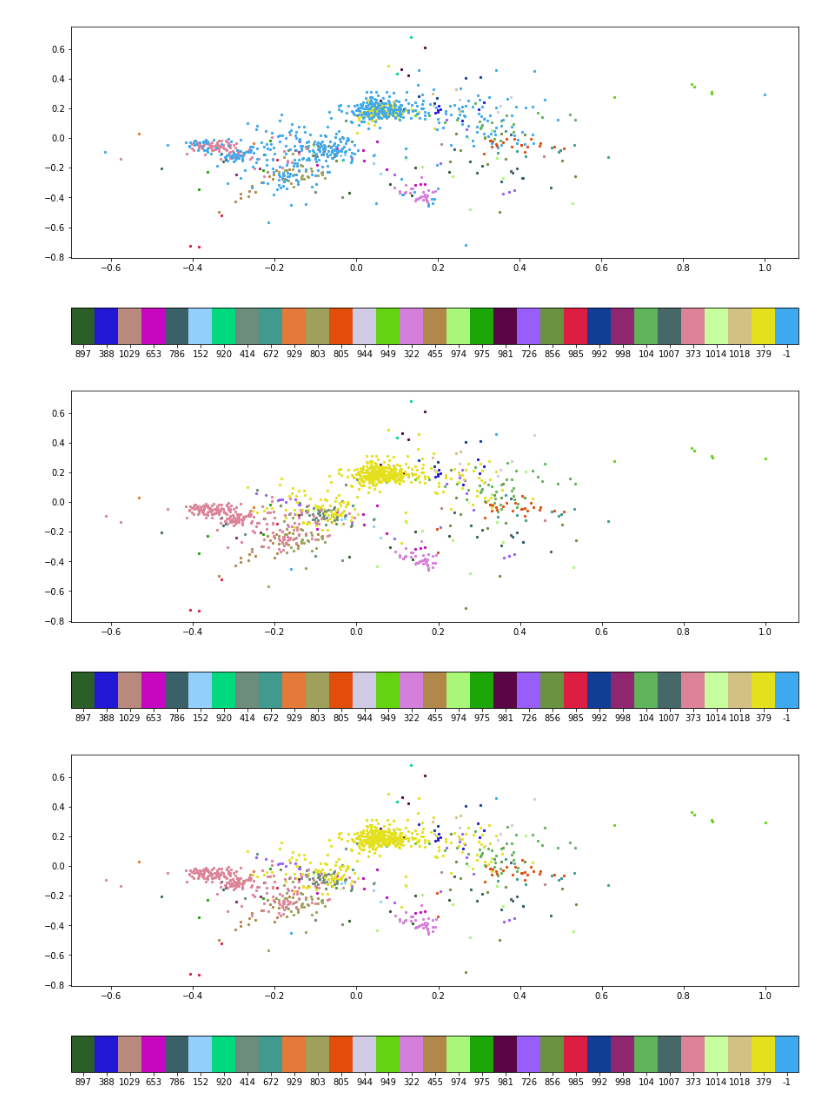
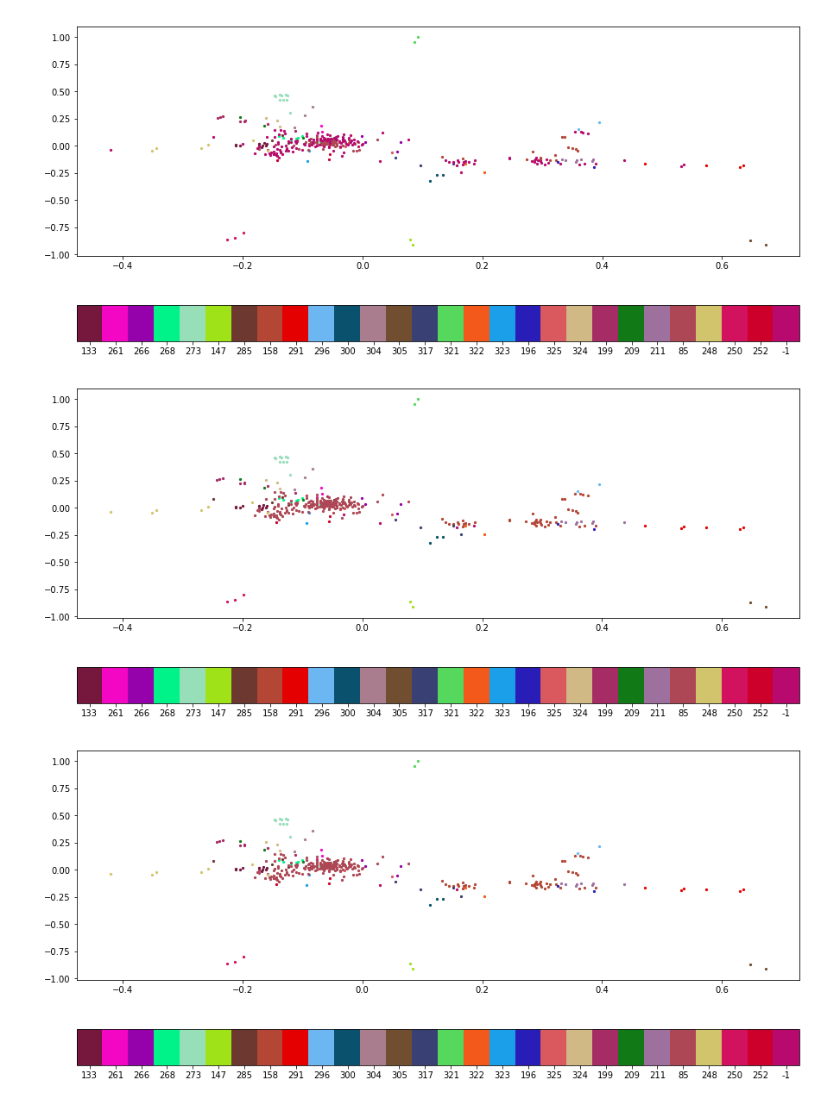
Before and after one commit to barbafrank/LCP_projects_Y2, a Jupyter notebook: Clustering.ipynb, the cells around one changed output. Drawn from its saved outputs; the diff is of its cells as text; code cells hidden in the pictures.

```diff
--- a/Clustering.ipynb
+++ b/Clustering.ipynb
@@ -18,7 +18,7 @@ import heapq as hq
 import networkx as nx
 # %%
 # load the Facebook dataset
-A, N, original_idxs = edgelistParser("datasets/facebook/107.edges", "raw_list")
+A, N, original_idxs = edgelistParser("datasets/facebook/0.edges", "raw_list")
 # %%
 A_mat = list2matrix(A)
 plt.figure()
@@ -160,9 +181,9 @@ print(cluster(L, np.array([0,1]), 5, A_mat, plot_steps=True))
 # %%
 print(cluster(L, np.array(
-    #[85, 158, 291, 248, 250, 199, 209, 304, 273, 321, 147, 305, 300, 133, 252, 211, 268, 324, 261, 317, 266, 285, 296, 325, 196, 323, 322]
-    [379, 373, 414, 726, 856, 455, 104, 974, 949, 803, 805, 981, 786, 653, 672, 322, 985, 992, 897, 975, 388, 944, 1018, 998, 152, 1014, 1007, 920, 1029, 929]
+    [85, 158, 291, 248, 250, 199, 209, 304, 273, 321, 147, 305, 300, 133, 252, 211, 268, 324, 261, 317, 266, 285, 296, 325, 196, 323, 322]
+    #[379, 373, 414, 726, 856, 455, 104, 974, 949, 803, 805, 981, 786, 653, 672, 322, 985, 992, 897, 975, 388, 944, 1018, 998, 152, 1014, 1007, 920, 1029, 929]
 ), 5, A_mat, plot_steps=True))
 # %% [output]
-[figure, old version]
+[figure, new version]
-[figure, old version]
+[figure, new version]
-[figure, old version]
+[figure, new version]
```
Also changed, not shown: parts of 5 cells of this notebook, 3 other files.
